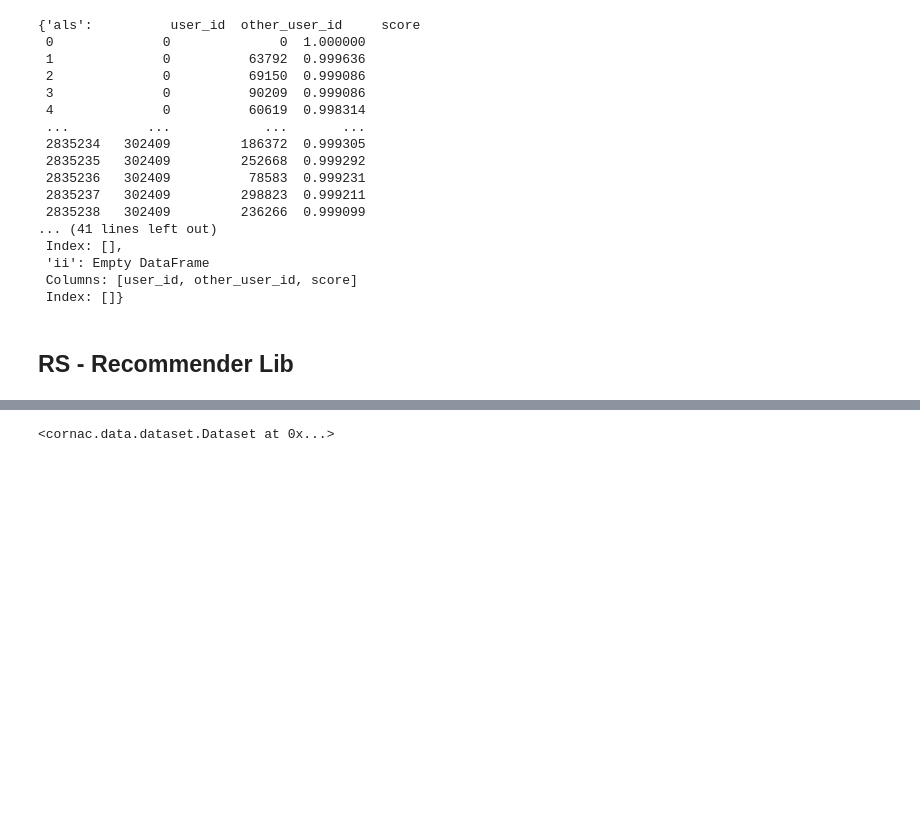
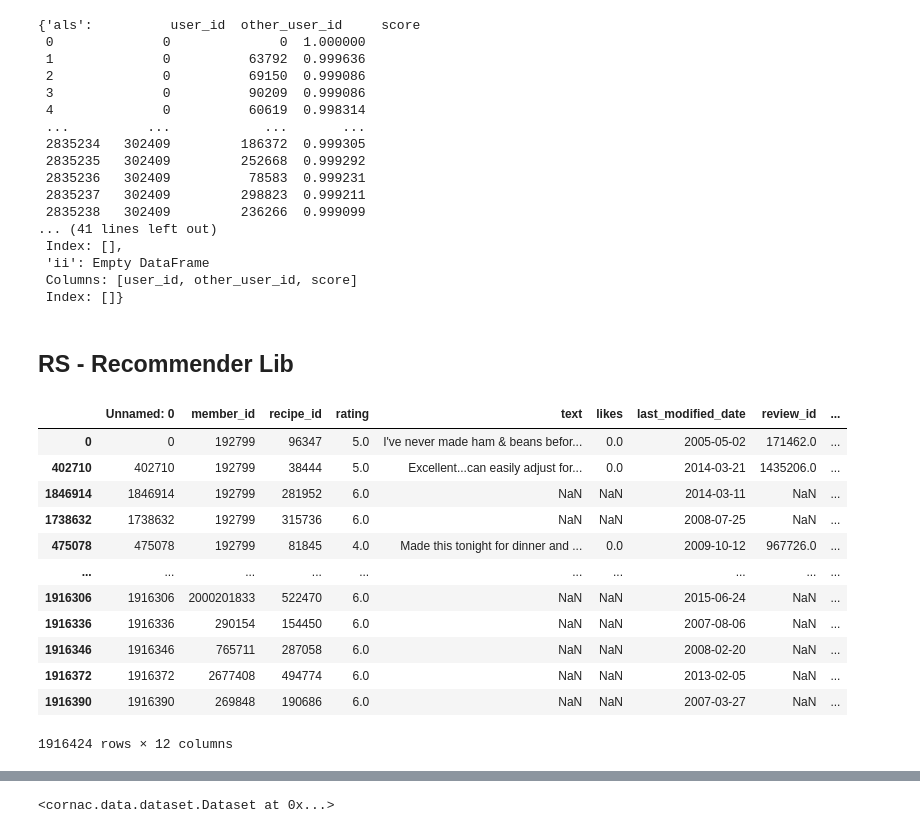
Before and after one commit to iara113/Sistemas-de-Recomenda-o, a Jupyter notebook: RS_Imp&Rec.ipynb, the cells around one changed output, grey strips where cells are left out. Cells and saved outputs as stored; diff of their text form; code cells hidden in the pictures; blank space fills up the shorter version.

```diff
--- a/RS_Imp&Rec.ipynb
+++ b/RS_Imp&Rec.ipynb
@@ -830,0 +842,16 @@ pp_interactions = pp_interactions.rename(columns={'new_member_id': 'userID', 'ne
+# %%
+df_sorted
+# %% [output]
+|  | Unnamed: 0 | member_id | recipe_id | rating | text | likes | last_modified_date | review_id | ... |
+| 0 | 0 | 192799 | 96347 | 5.0 | I've never made ham & beans befor... | 0.0 | 2005-05-02 | 171462.0 | ... |
+| 402710 | 402710 | 192799 | 38444 | 5.0 | Excellent...can easily adjust for... | 0.0 | 2014-03-21 | 1435206.0 | ... |
+| 1846914 | 1846914 | 192799 | 281952 | 6.0 | NaN | NaN | 2014-03-11 | NaN | ... |
+| 1738632 | 1738632 | 192799 | 315736 | 6.0 | NaN | NaN | 2008-07-25 | NaN | ... |
+| 475078 | 475078 | 192799 | 81845 | 4.0 | Made this tonight for dinner and ... | 0.0 | 2009-10-12 | 967726.0 | ... |
+| ... | ... | ... | ... | ... | ... | ... | ... | ... | ... |
+| 1916306 | 1916306 | 2000201833 | 522470 | 6.0 | NaN | NaN | 2015-06-24 | NaN | ... |
+| 1916336 | 1916336 | 290154 | 154450 | 6.0 | NaN | NaN | 2007-08-06 | NaN | ... |
+| 1916346 | 1916346 | 765711 | 287058 | 6.0 | NaN | NaN | 2008-02-20 | NaN | ... |
+| 1916372 | 1916372 | 2677408 | 494774 | 6.0 | NaN | NaN | 2013-02-05 | NaN | ... |
+| 1916390 | 1916390 | 269848 | 190686 | 6.0 | NaN | NaN | 2007-03-27 | NaN | ... |
+1916424 rows × 12 columns
```
Also changed, not shown: parts of 28 cells of this notebook.
